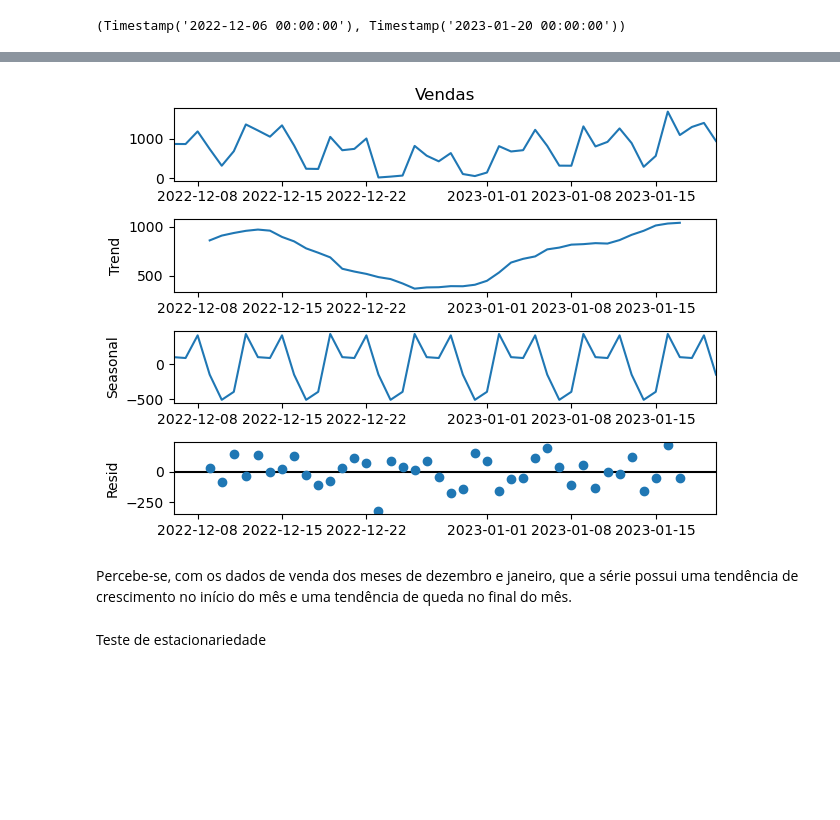
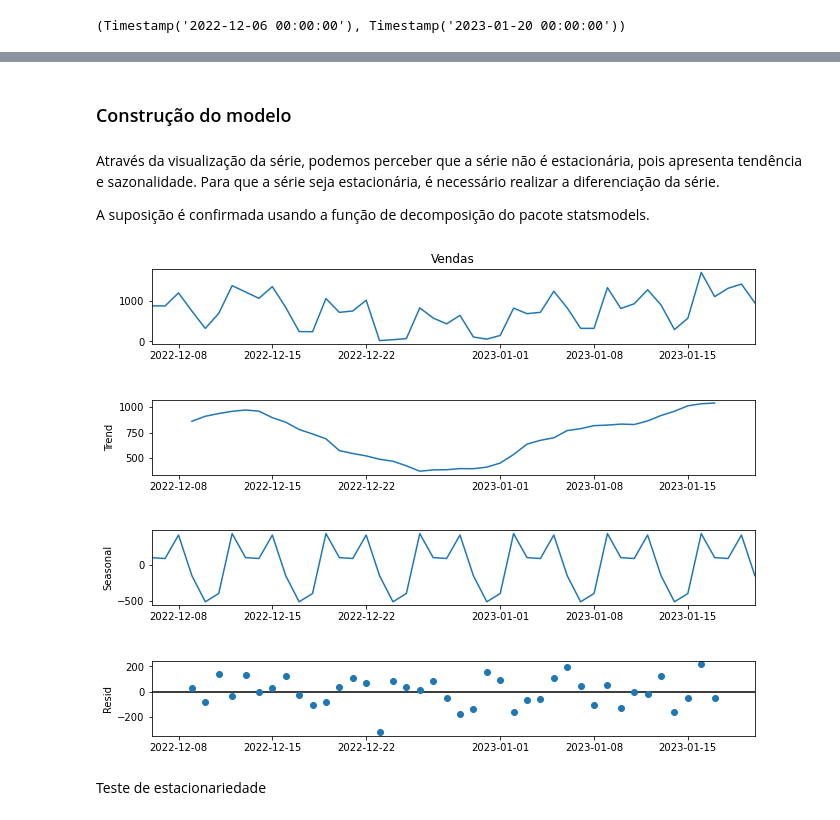
Before and after one commit to msbrasil/Previs-o-de-vendas---Desafio-Tech, a Jupyter notebook: Forecasting.ipynb, the cells around one changed output, grey strips where cells are left out. Saved outputs shown, nothing was run; the diff lists cells and outputs as text; code cells hidden in the pictures; blank space fills up the shorter version.

```diff
--- a/Forecasting.ipynb
+++ b/Forecasting.ipynb
@@ -61,9 +67,15 @@ Decomposição da série
+# %% [markdown]
+### Construção do modelo
+# %% [markdown]
+Através da visualização da série, podemos perceber que a série não é estacionária, pois apresenta tendência e sazonalidade. Para que a série seja estacionária, é necessário realizar a diferenciação da série.
+
+A suposição é  confirmada usando a função de decomposição do pacote statsmodels.
 # %%
+#Decomposição da série
 resultado = seasonal_decompose(vendas['Vendas'])
-resultado.plot()
+resultado.plot().set_size_inches(10,8)
+plt.show()
 # %% [output]
-[figure, old version]
+[figure, new version]
-# %% [markdown]
-Percebe-se, com os dados de venda dos meses de dezembro e janeiro, que a série possui uma tendência de crescimento no início do mês e uma tendência de queda no final do mês.
 # %% [markdown]
 Teste de estacionariedade
```
Also changed, not shown: parts of 65 cells of this notebook.
